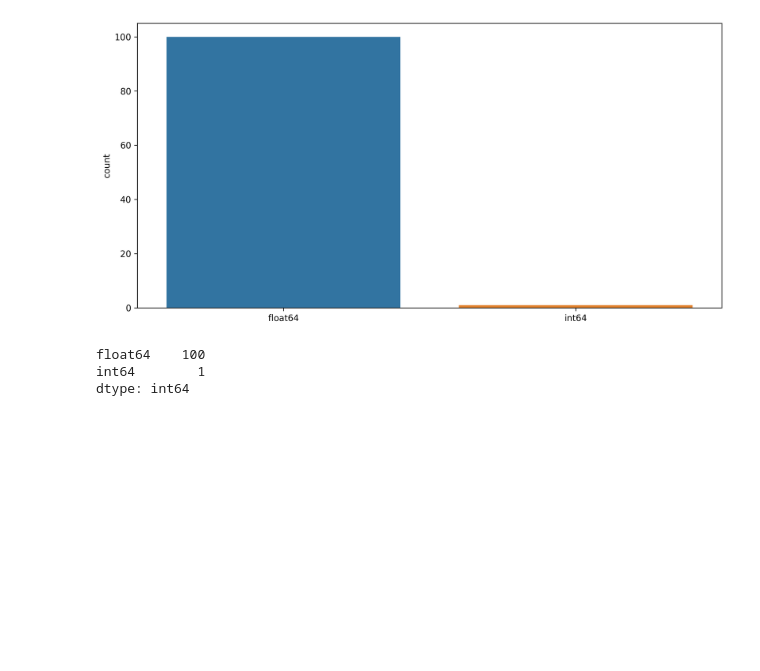
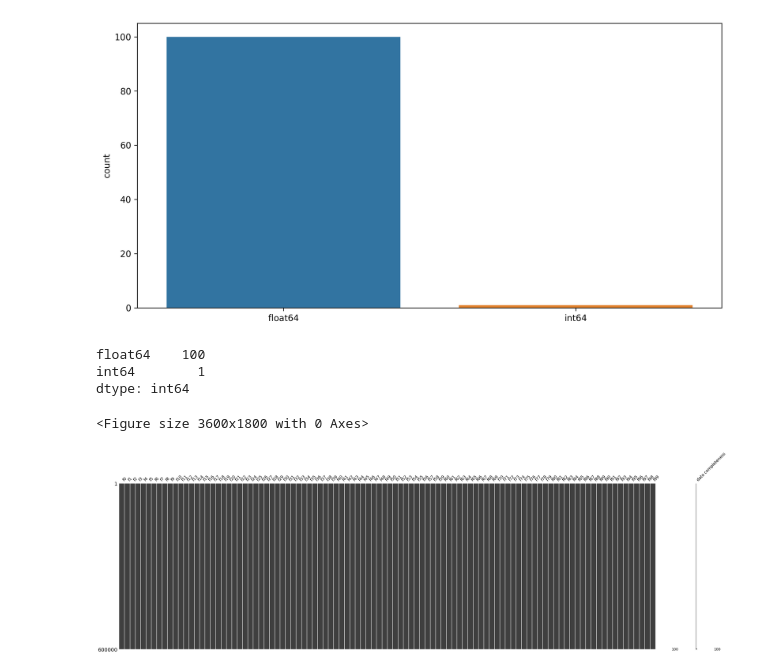
Before and after one commit to ashen007/Tabular-series-Nov-2021, a Jupyter notebook: notebooks/examine data.ipynb, the cells around one changed output. Saved outputs shown, nothing was run; the diff lists cells and outputs as text; code cells hidden in the pictures; blank space fills up the shorter version.

Commit message:
check for missing values in train data

```diff
--- a/notebooks/examine data.ipynb
+++ b/notebooks/examine data.ipynb
@@ -40,3 +40,13 @@ tb_data.dtypes.value_counts()
 float64    100
 int64        1
 dtype: int64
+# %%
+# check for missing values
+plt.figure(figsize=[12, 6], dpi=300)
+mn.matrix(df=tb_data.loc[:, :'f99'],
+          figsize=[42, 12],
+          labels=tb_data.columns.to_list())
+plt.show()
+# %% [output]
+<Figure size 3600x1800 with 0 Axes>
+[figure, added]
```
Also changed, not shown: parts of 1 cell of this notebook.
